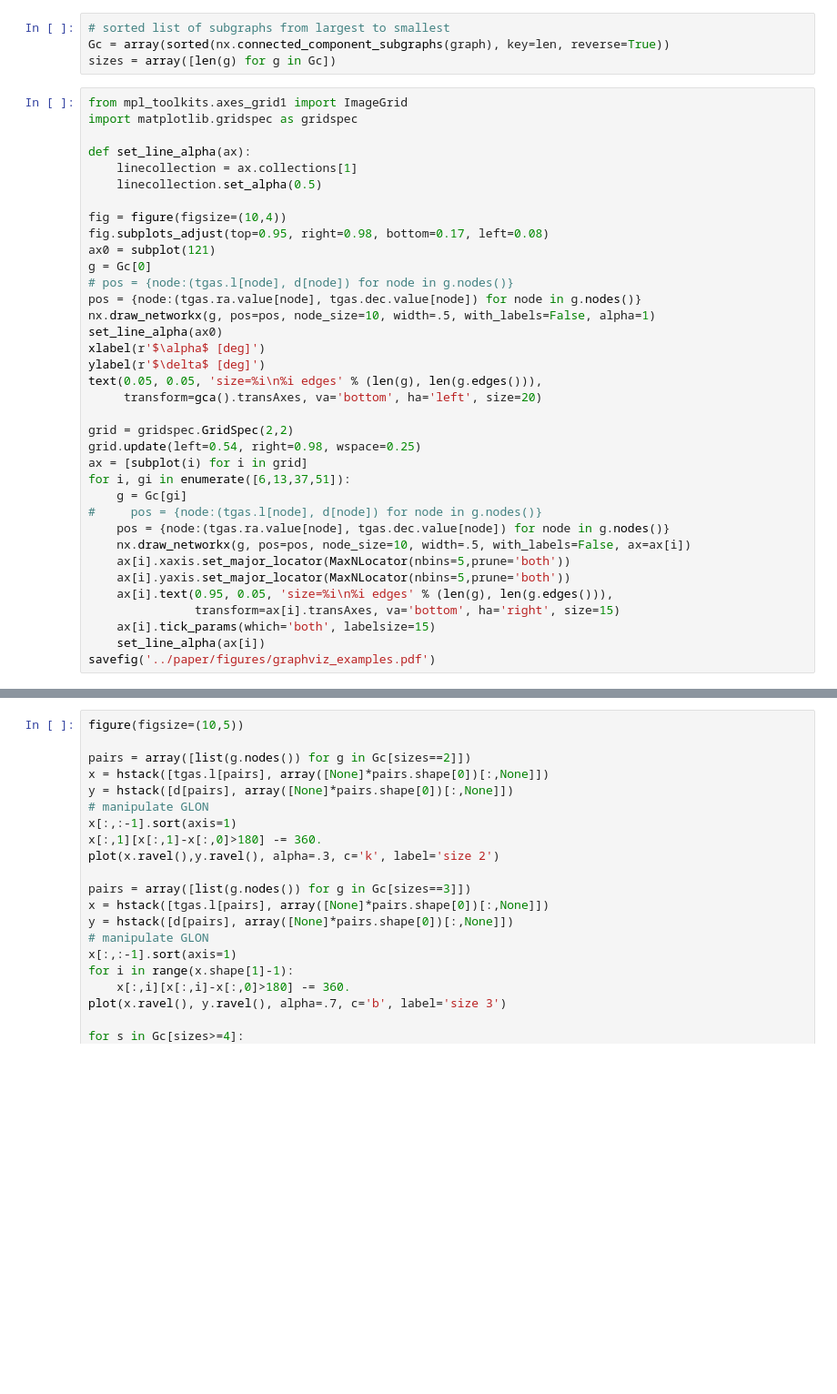
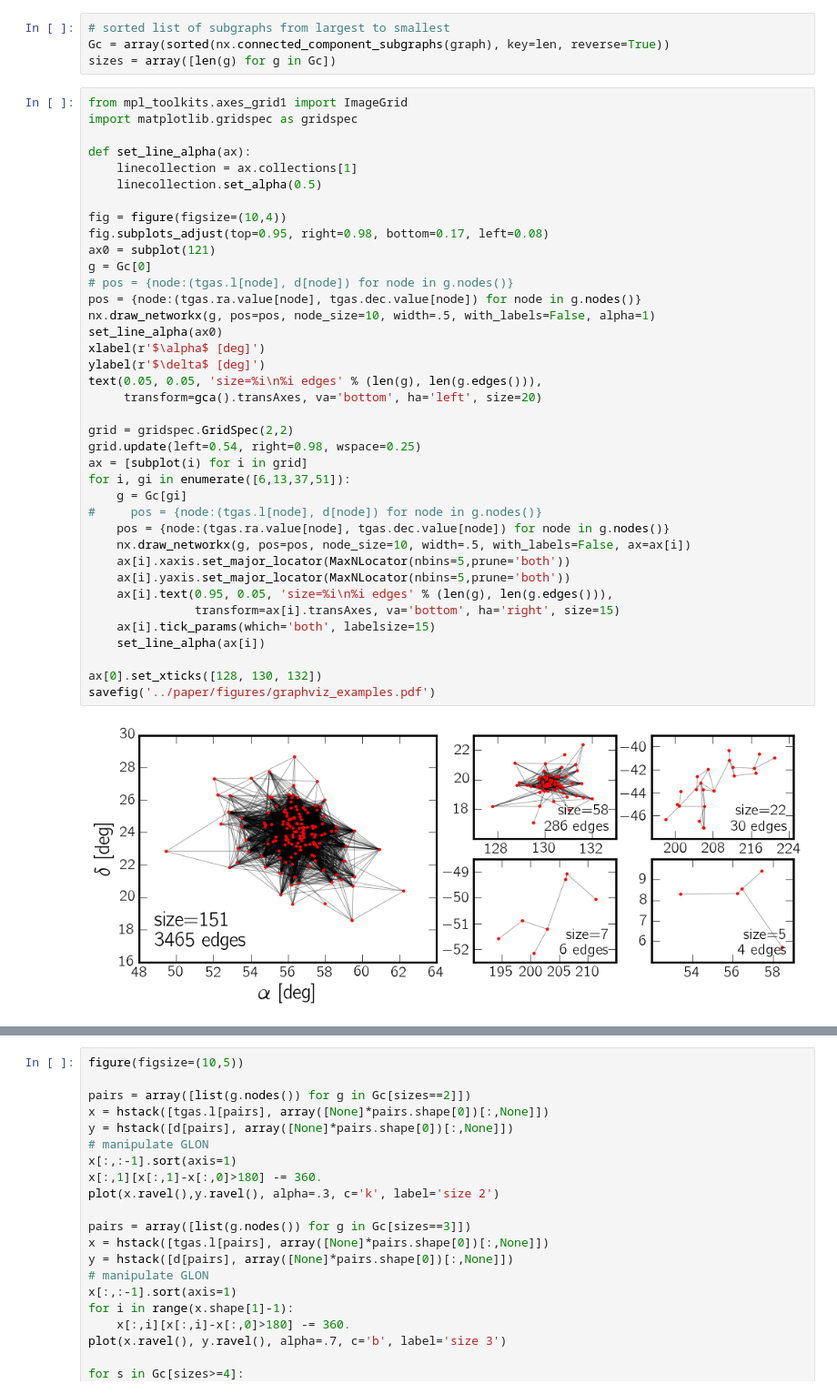
Before and after one commit to smoh/gaia-comoving-stars, a Jupyter notebook: notebooks/results.ipynb, the cells around one changed output, grey strips where cells are left out. Shown at 91% size. Drawn from its saved outputs; the diff is of its cells as text; blank space fills up the shorter version.

```diff
--- a/notebooks/results.ipynb
+++ b/notebooks/results.ipynb
@@ -209,33 +298,37 @@ def set_line_alpha(ax):
     linecollection.set_alpha(0.5)
 
 fig = figure(figsize=(10,4))
 fig.subplots_adjust(top=0.95, right=0.98, bottom=0.17, left=0.08)
 ax0 = subplot(121)
 g = Gc[0]
 # pos = {node:(tgas.l[node], d[node]) for node in g.nodes()}
 pos = {node:(tgas.ra.value[node], tgas.dec.value[node]) for node in g.nodes()}
 nx.draw_networkx(g, pos=pos, node_size=10, width=.5, with_labels=False, alpha=1)
 set_line_alpha(ax0)
 xlabel(r'$\alpha$ [deg]')
 ylabel(r'$\delta$ [deg]')
 text(0.05, 0.05, 'size=%i\n%i edges' % (len(g), len(g.edges())),
      transform=gca().transAxes, va='bottom', ha='left', size=20)
 
 grid = gridspec.GridSpec(2,2)
 grid.update(left=0.54, right=0.98, wspace=0.25)
 ax = [subplot(i) for i in grid]
 for i, gi in enumerate([6,13,37,51]):
     g = Gc[gi]
 #     pos = {node:(tgas.l[node], d[node]) for node in g.nodes()}
     pos = {node:(tgas.ra.value[node], tgas.dec.value[node]) for node in g.nodes()}
     nx.draw_networkx(g, pos=pos, node_size=10, width=.5, with_labels=False, ax=ax[i])
     ax[i].xaxis.set_major_locator(MaxNLocator(nbins=5,prune='both'))
     ax[i].yaxis.set_major_locator(MaxNLocator(nbins=5,prune='both'))
     ax[i].text(0.95, 0.05, 'size=%i\n%i edges' % (len(g), len(g.edges())),
                transform=ax[i].transAxes, va='bottom', ha='right', size=15)
     ax[i].tick_params(which='both', labelsize=15)
     set_line_alpha(ax[i])
+
+ax[0].set_xticks([128, 130, 132])
 savefig('../paper/figures/graphviz_examples.pdf')
+# %% [output]
+[figure, added]
 # %%
 a = array(Gc[6].nodes())
 plot(tgas.l[a], tgas.get_distance()[a], '.')
```
Also changed, not shown: parts of 57 cells of this notebook.
